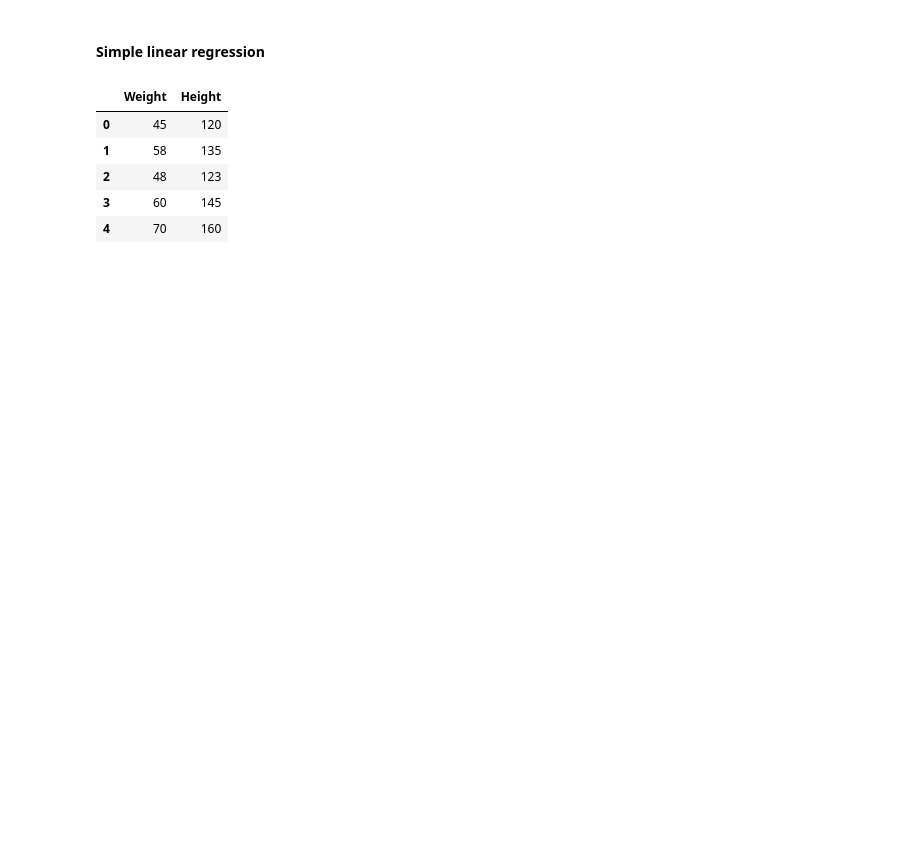
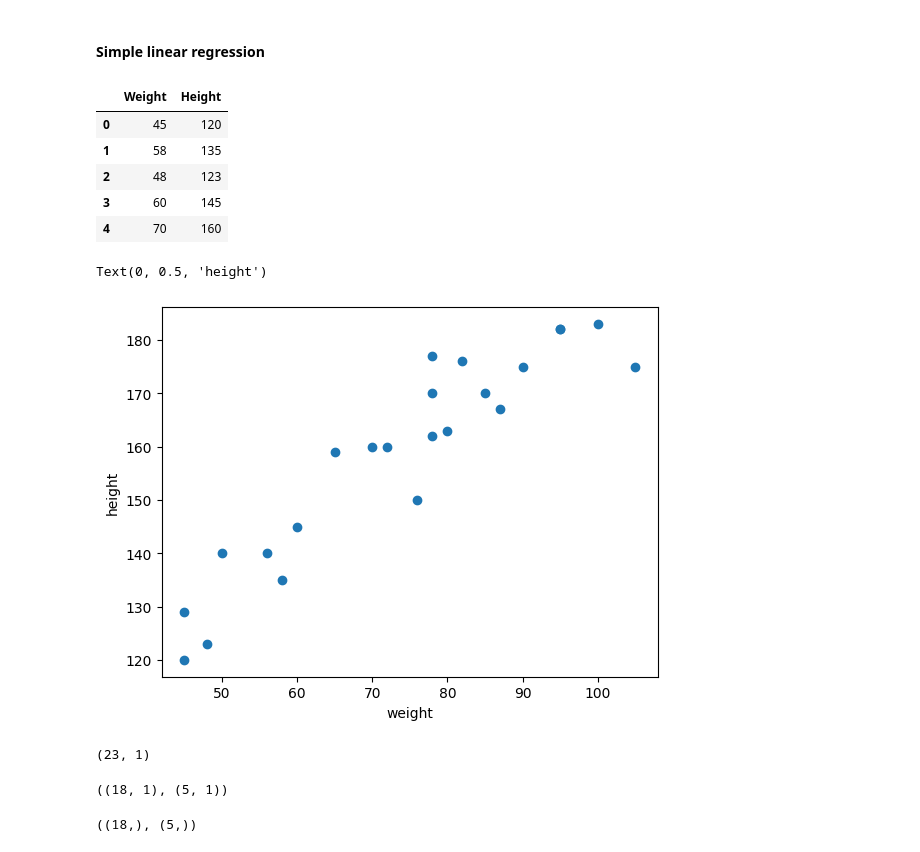
Before and after one commit to akkiyolo/Mapping-The-ML-journey, a Jupyter notebook: 21-simple projects/linearregmodel.ipynb, the cells around one changed output. Cells and saved outputs as stored; diff of their text form; code cells hidden in the pictures; blank space fills up the shorter version.

```diff
--- a/21-simple projects/linearregmodel.ipynb
+++ b/21-simple projects/linearregmodel.ipynb
@@ -17,3 +17,10 @@ df.head()
 | 2 | 48 | 123 |
 | 3 | 60 | 145 |
 | 4 | 70 | 160 |
+# %%
+plt.scatter(df['Weight'],df['Height'])
+plt.xlabel("weight")
+plt.ylabel("height")
+# %% [output]
+Text(0, 0.5, 'height')
+[figure, added]
@@ -19,0 +37,12 @@ df.head()
+# %%
+X.shape
+# %% [output]
+(23, 1)
+# %%
+X_train.shape,X_test.shape
+# %% [output]
+((18, 1), (5, 1))
+# %%
+y_train.shape,y_test.shape
+# %% [output]
+((18,), (5,))
```
Also changed, not shown: parts of 27 cells of this notebook.
